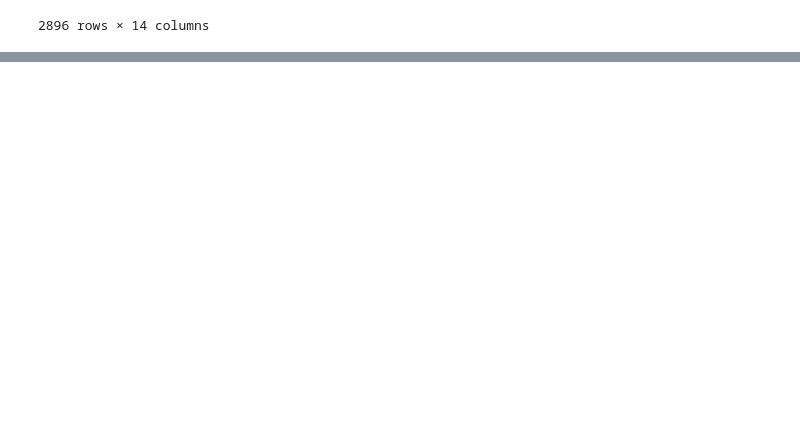
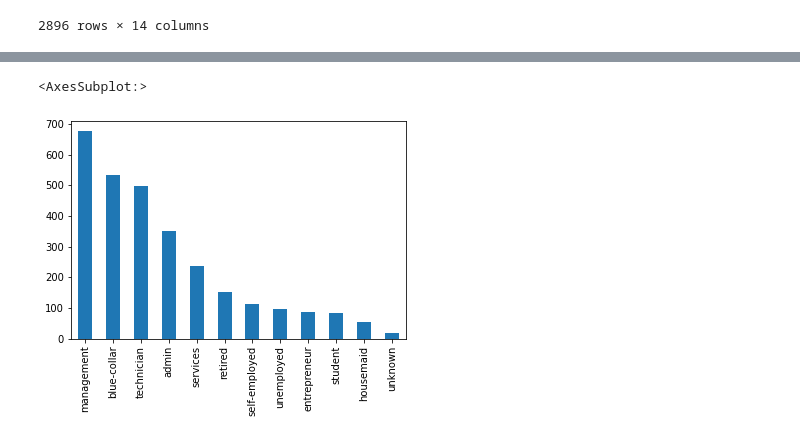
Before and after one commit to alyssaolivia/1mcXaqZGTgcawuPb, a Jupyter notebook: Term Marketing.ipynb, the cells around one changed output, grey strips where cells are left out. Cells and saved outputs as stored; diff of their text form; code cells hidden in the pictures; blank space fills up the shorter version.

```diff
--- a/Term Marketing.ipynb
+++ b/Term Marketing.ipynb
@@ -92,0 +118,6 @@ data_subscribed.describe()
+# %%
+#Job Plot
+data_subscribed["job"].value_counts().plot(kind='bar')
+# %% [output]
+<AxesSubplot:>
+[figure, added]
```
Also changed, not shown: parts of 11 cells of this notebook.
